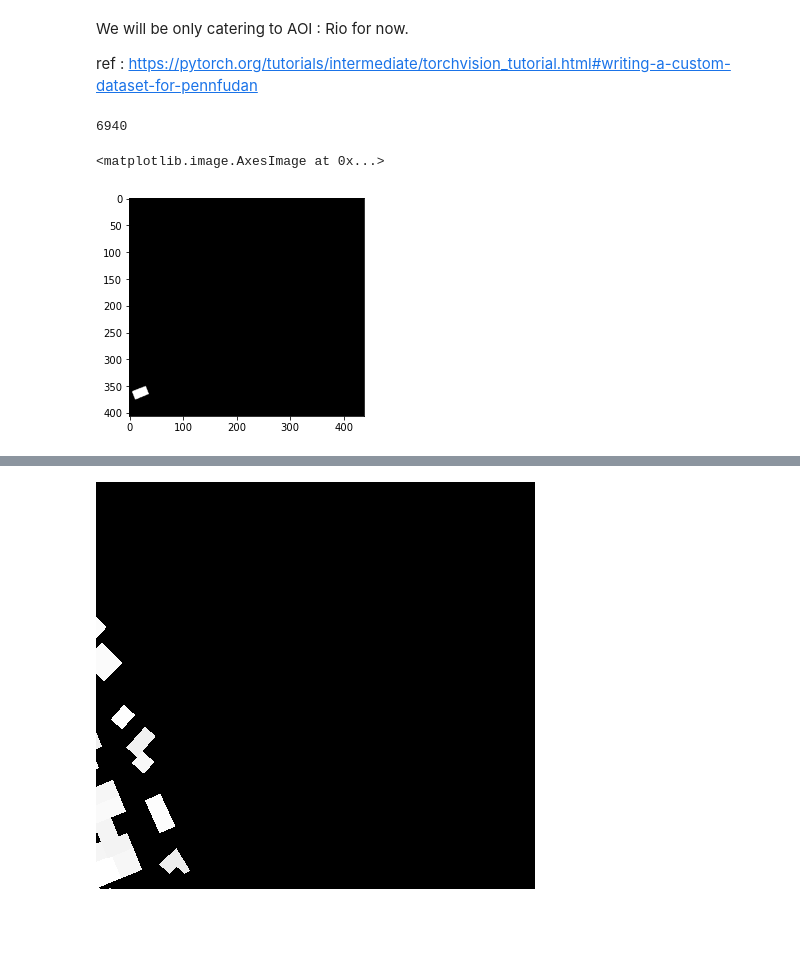
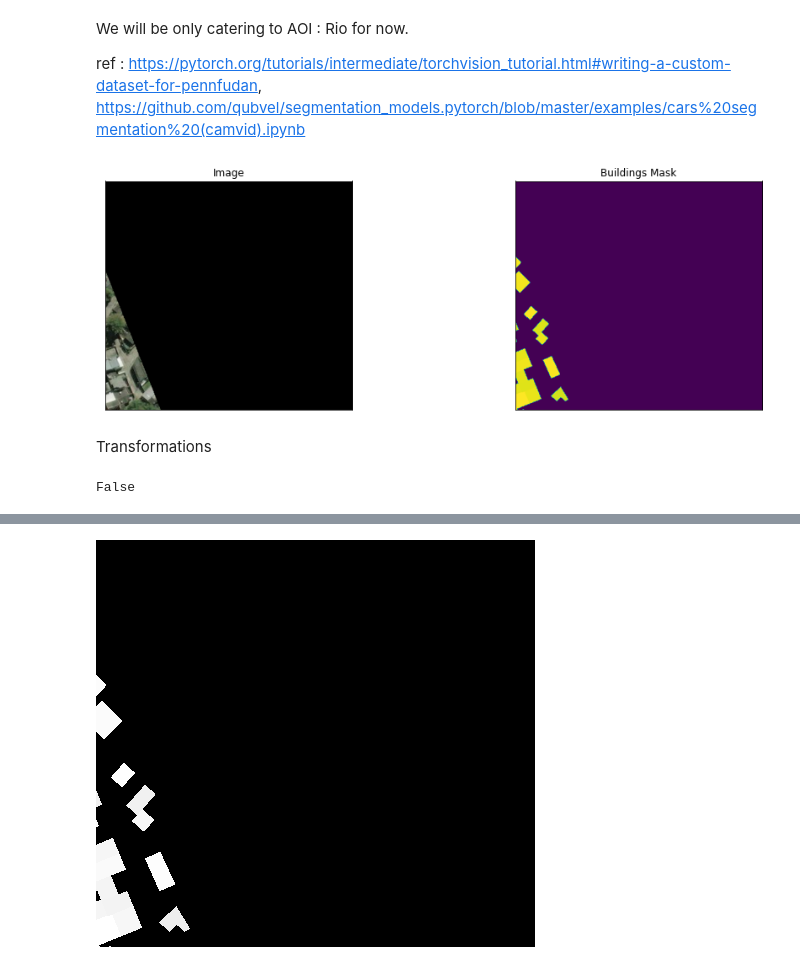
Before and after one commit to ThinkOcean-India-Research/asdi-hackathon, a Jupyter notebook: building-detection/training_notebook.ipynb, the cells around one changed output, grey strips where cells are left out. Saved outputs shown, nothing was run; the diff lists cells and outputs as text; code cells hidden in the pictures; blank space fills up the shorter version.

```diff
--- a/building-detection/training_notebook.ipynb
+++ b/building-detection/training_notebook.ipynb
@@ -12,11 +14,24 @@ from segmentation_models_pytorch.encoders import get_preprocessing_fn
 # %% [markdown]
 We will be only catering to AOI : Rio for now.
 
-ref : https://pytorch.org/tutorials/intermediate/torchvision_tutorial.html#writing-a-custom-dataset-for-pennfudan
+ref : https://pytorch.org/tutorials/intermediate/torchvision_tutorial.html#writing-a-custom-dataset-for-pennfudan, https://github.com/qubvel/segmentation_models.pytorch/blob/master/examples/cars%20segmentation%20(camvid).ipynb
 # %%
 SATELLITE_IMAGES_PATH = 'data/AOI_1_rio/imgs'
 MASKS_PATH = 'data/AOI_1_rio/masks'
 IMG_SIZE = (438, 406) # width, height
+# %%
+# helper function for data visualization
+def visualize(**images):
+    """PLot images in one row."""
+    n = len(images)
+    plt.figure(figsize=(16, 5))
+    for i, (name, image) in enumerate(images.items()):
+        plt.subplot(1, n, i + 1)
+        plt.xticks([])
+        plt.yticks([])
+        plt.title(' '.join(name.split('_')).title())
+        plt.imshow(image)
+    plt.show()
 # %%
 # A `Dataset` should override `__len__` and `__getitem__`
 class BuildingFootprintDataset(Dataset):
@@ -45,9 +76,15 @@ class BuildingFootprintDataset(Dataset):
 # %%
-dataset = BuildingFootprintDataset(SATELLITE_IMAGES_PATH,MASKS_PATH, IMG_SIZE)
-print(len(dataset))
-img, masks = dataset[6939]
-plt.imshow(masks[5],cmap='gray')
+dataset = BuildingFootprintDataset(SATELLITE_IMAGES_PATH,MASKS_PATH)
+img, mask, masks = dataset[6939]
+visualize(
+    image=img,
+    buildings_mask=mask
+)
 # %% [output]
-6940
-<matplotlib.image.AxesImage at 0x...>
-[figure, old version]
+[figure, new version]
+# %% [markdown]
+Transformations
+# %%
+masks
+# %% [output]
+False
```
Also changed, not shown: parts of 9 cells of this notebook.
